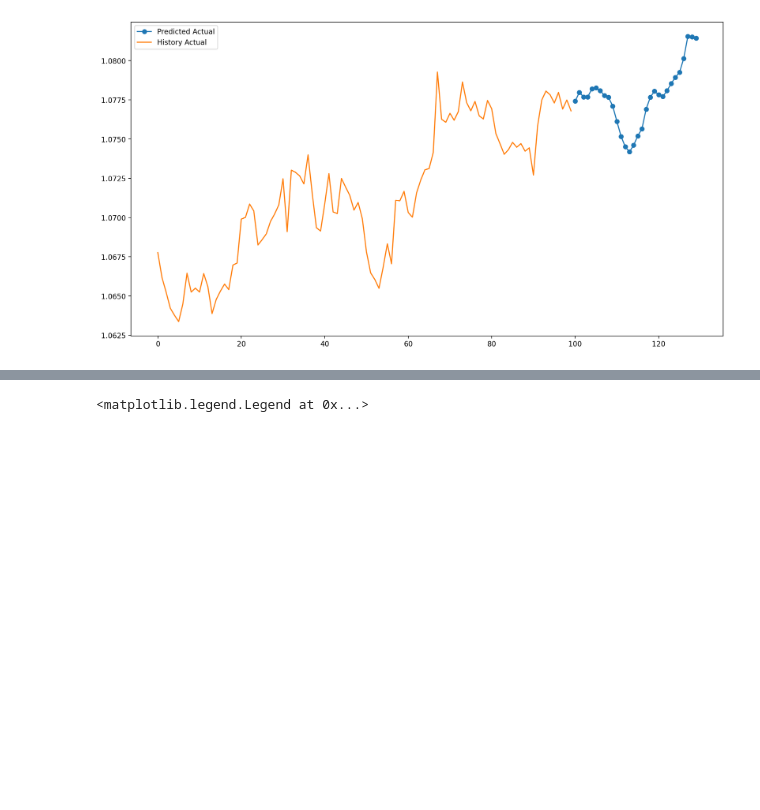
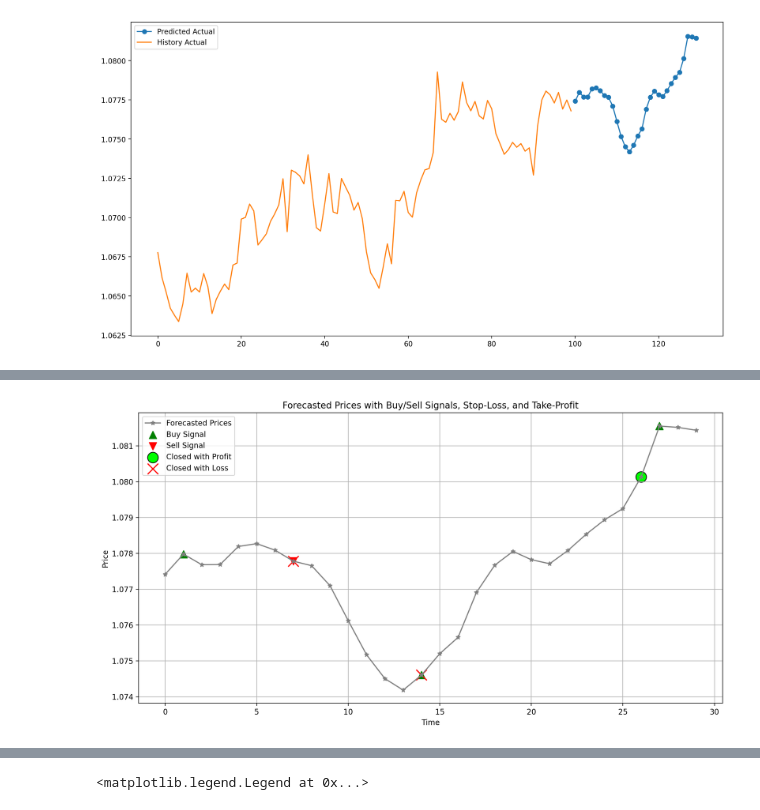
Before and after one commit to Iftekhar-mobin/Make_Money_with_Tensorflow_2.0, a Jupyter notebook: forexPredictor/Main_______Multivariate_Multi_Step_Single_output.ipynb, the cells around one changed output, grey strips where cells are left out. Drawn from its saved outputs; the diff is of its cells as text; code cells hidden in the pictures; blank space fills up the shorter version.

```diff
--- a/forexPredictor/Main_______Multivariate_Multi_Step_Single_output.ipynb
+++ b/forexPredictor/Main_______Multivariate_Multi_Step_Single_output.ipynb
@@ -308,3 +305,5 @@ plt.legend()
 # %% [output]
 <matplotlib.legend.Legend at 0x...>
 [figure]
+# %%
+forecasted_prices = predicted_30
@@ -310,0 +316,87 @@ plt.legend()
+# %%
+# Calculate percentage change
+percentage_change = np.diff(forecasted_prices) / forecasted_prices[:-1] * 100
+# %%
+# Define thresholds
+buy_threshold = 0.0281  # Example threshold for buy
+sell_threshold = -0.0281  # Example threshold for sell
+stop_loss_pips = 20 * 0.0001  # 30 pips, assuming a pip is 0.0001
+take_profit_pips = 50 * 0.0001  # 100 pips, assuming a pip is 0.0001
+
+# Generate signals with stop-loss and take-profit mechanism
+signals = np.zeros(len(forecasted_prices))
+position = 0  # 1 for holding a buy position, -1 for holding a sell position, 0 for no position
+entry_price = 0  # Track the entry price of the position
+
+# Lists to track closed orders
+closed_profits = []
+closed_losses = []
+
+for i in range(1, len(percentage_change) + 1):
+    if position == 0:  # No position
+        if percentage_change[i-1] > buy_threshold:
+            signals[i] = 1  # Buy signal
+            position = 1  # Update position to buy
+            entry_price = forecasted_prices[i]  # Record the entry price
+        elif percentage_change[i-1] < sell_threshold:
+            signals[i] = -1  # Sell signal
+            position = -1  # Update position to Sell
+            entry_price = forecasted_prices[i]  # Record the entry price
+    elif position == 1:  # Holding a buy position
+        if forecasted_prices[i] < entry_price - stop_loss_pips:
+            signals[i] = 0  # Close buy position with stop-loss
+            position = 0  # Reset position
+            closed_losses.append(i)  # Record the index of the closed order with loss
+        elif forecasted_prices[i] > entry_price + take_profit_pips:
+            signals[i] = -1  # Close buy position with take-profit
+            closed_profits.append(i)  # Record the index of the closed order with profit
+            position = 0  # Reset position
+        elif percentage_change[i-1] < sell_threshold:
+            signals[i] = -1  # Close buy position with loss and open sell order
+            closed_losses.append(i)  # Record the index of the closed order with loss
+            position = -1  # Update position to sell
+            entry_price = forecasted_prices[i]  # Record the entry price for the sell order
+    elif position == -1:  # Holding a sell position
+        if forecasted_prices[i] > entry_price + stop_loss_pips:
+            signals[i] = 0  # Close sell position with stop-loss
+            position = 0  # Reset position
+            closed_losses.append(i)  # Record the index of the closed order with loss
+        elif forecasted_prices[i] < entry_price - take_profit_pips:
+            signals[i] = 1  # Close sell position with take-profit
+            closed_profits.append(i)  # Record the index of the closed order with profit
+            position = 0  # Reset position
+        elif percentage_change[i-1] > buy_threshold:
+            signals[i] = 1  # Close sell position with loss and open buy order
+            closed_losses.append(i)  # Record the index of the closed order with loss
+            position = 1  # Update position to buy
+            entry_price = forecasted_prices[i]  # Record the entry price for the buy order
+
+# Plotting
+plt.figure(figsize=(14, 7))
+plt.plot(forecasted_prices, label='Forecasted Prices', marker='*', color='gray')
+
+# Plot buy signals
+buy_signals = np.where(signals == 1)[0]
+plt.scatter(buy_signals, forecasted_prices[buy_signals], marker='^', color='green', s=100, label='Buy Signal', alpha=1)
+
+# Plot sell signals
+sell_signals = np.where(signals == -1)[0]
+plt.scatter(sell_signals, forecasted_prices[sell_signals], marker='v', color='red', s=100, label='Sell Signal', alpha=1)
+
+# Plot closed orders with profit
+plt.scatter(closed_profits, forecasted_prices[closed_profits], marker='o', color='lime', s=200, label='Closed with Profit', edgecolors='black', alpha=1)
+
+# Plot closed orders with loss
+plt.scatter(closed_losses, forecasted_prices[closed_losses], marker='x', color='red', s=200, label='Closed with Loss', alpha=1)
+
+# Titles and labels
+plt.title('Forecasted Prices with Buy/Sell Signals, Stop-Loss, and Take-Profit')
+plt.xlabel('Time')
+plt.ylabel('Price')
+plt.legend()
+plt.grid(True)
+
+# Show plot
+plt.show()
+# %% [output]
+[figure, added]
```
Also changed, not shown: parts of 12 cells of this notebook.
